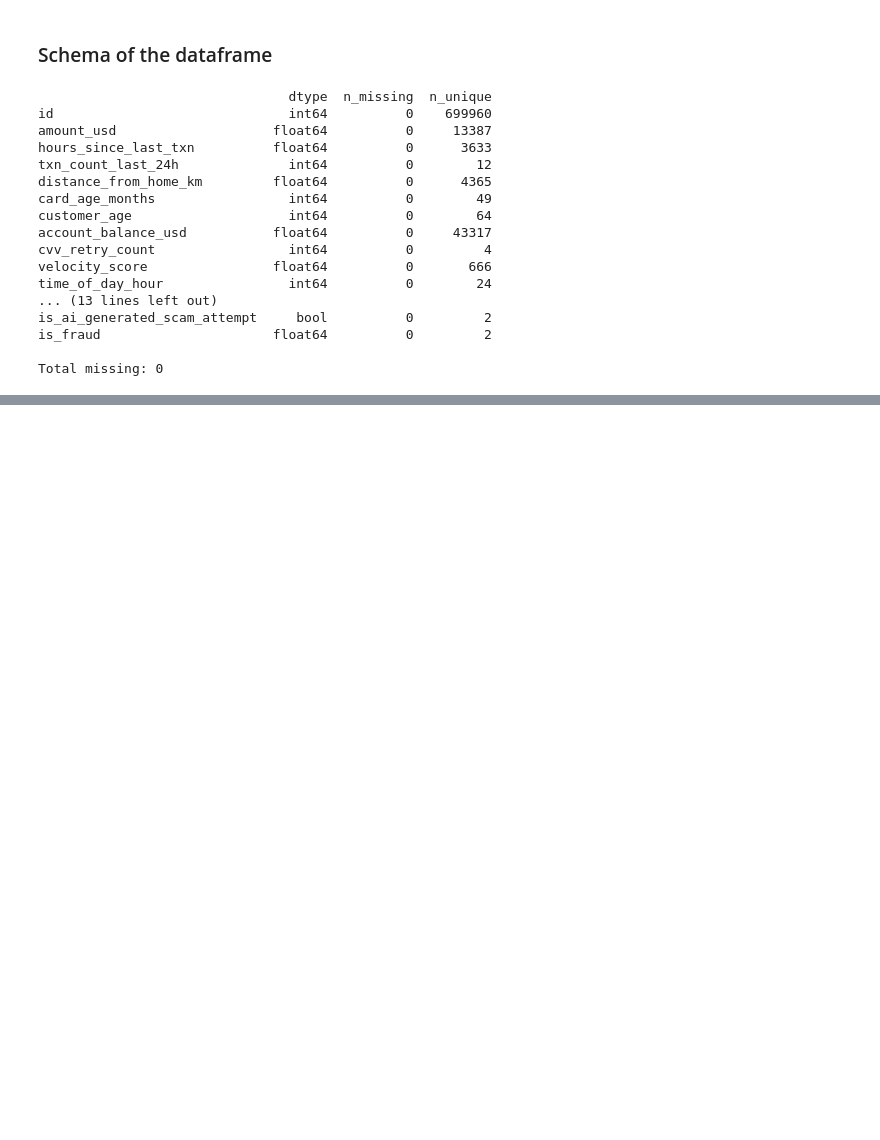
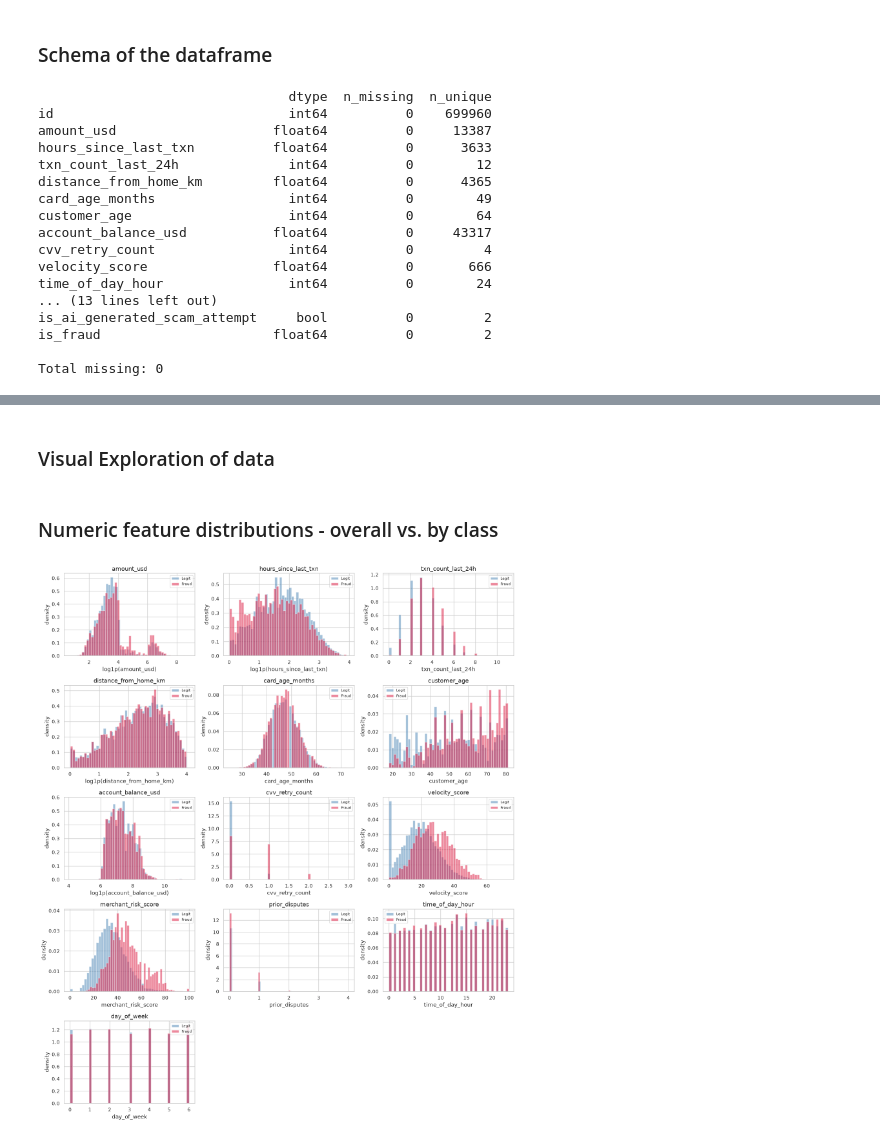
Before and after one commit to Percy5598/fraud-detection-2026, a Jupyter notebook: notebooks/exploration_and_modelling.ipynb, the cells around one changed output, grey strips where cells are left out. Saved outputs shown, nothing was run; the diff lists cells and outputs as text; code cells hidden in the pictures; blank space fills up the shorter version.

```diff
--- a/notebooks/exploration_and_modelling.ipynb
+++ b/notebooks/exploration_and_modelling.ipynb
@@ -355,0 +112,2 @@ print(f"Predicted fraud rate: {submission[TARGET].mean()*100:.3f}%  (train: 1.67
+# %% [markdown]
+### Visual Exploration of data
@@ -355,0 +148,35 @@ print(f"Predicted fraud rate: {submission[TARGET].mean()*100:.3f}%  (train: 1.67
+# %% [markdown]
+### Numeric feature distributions - overall vs. by class
+# %%
+def plot_numeric_distributions(df, cols=num_cols, target=TARGET, log_cols=heavy_tail):
+    n = len(cols)
+    ncols = 3
+    nrows = int(np.ceil(n / ncols))
+    fig, axes = plt.subplots(nrows, ncols, figsize=(5 * ncols, 3.5 * nrows))
+    axes = axes.flatten()
+
+    for i, col in enumerate(cols):
+        ax = axes[i]
+        data = df[col]
+        if col in log_cols:
+            data = np.log1p(data.clip(lower=0))
+            xlabel = f"log1p({col})"
+        else:
+            xlabel = col
+
+        # Overlaid histograms by class, using density for comparability
+        for cls, color, label in [(0, "steelblue", "Legit"), (1, "crimson", "Fraud")]:
+            subset = data[df[target] == cls]
+            ax.hist(subset, bins=50, density=True, alpha=0.5,
+                    color=color, label=label)
+        ax.set_title(col)
+        ax.set_xlabel(xlabel); ax.set_ylabel("density")
+        ax.legend(fontsize=8)
+
+    for j in range(i + 1, len(axes)):
+        axes[j].axis("off")
+    plt.tight_layout(); plt.show()
+
+plot_numeric_distributions(df)
+# %% [output]
+[figure, added]
```
Also changed, not shown: parts of 29 cells of this notebook.
